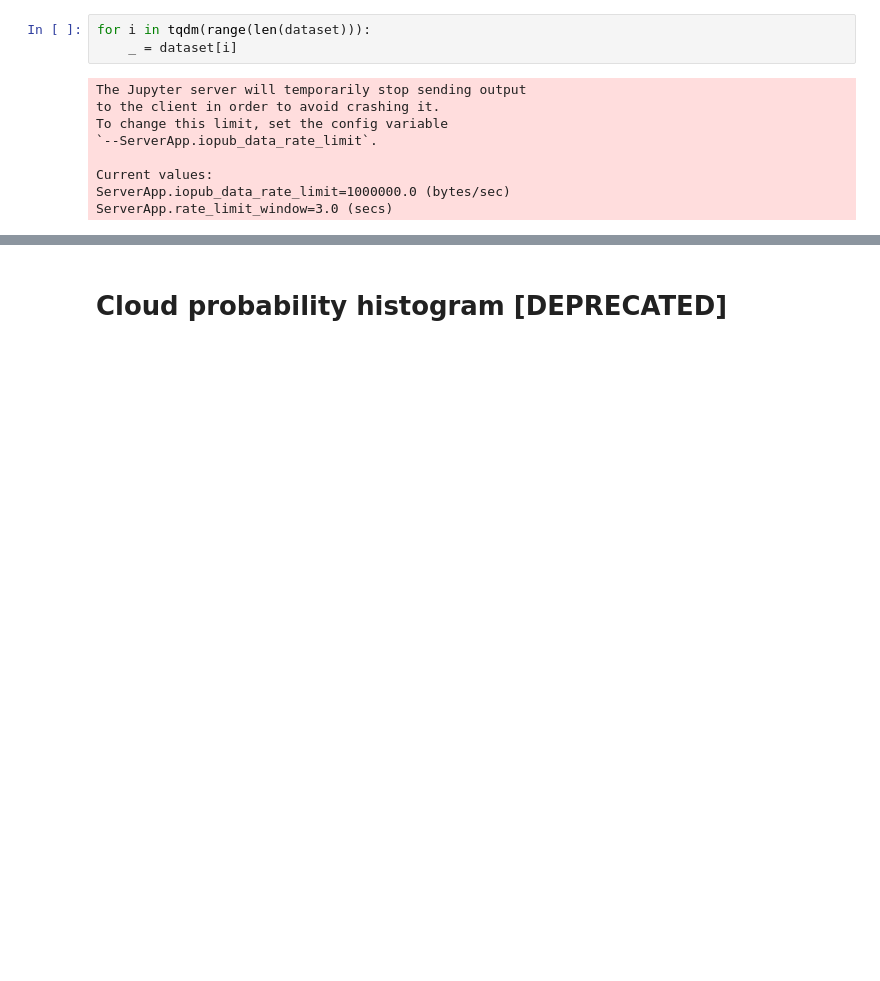
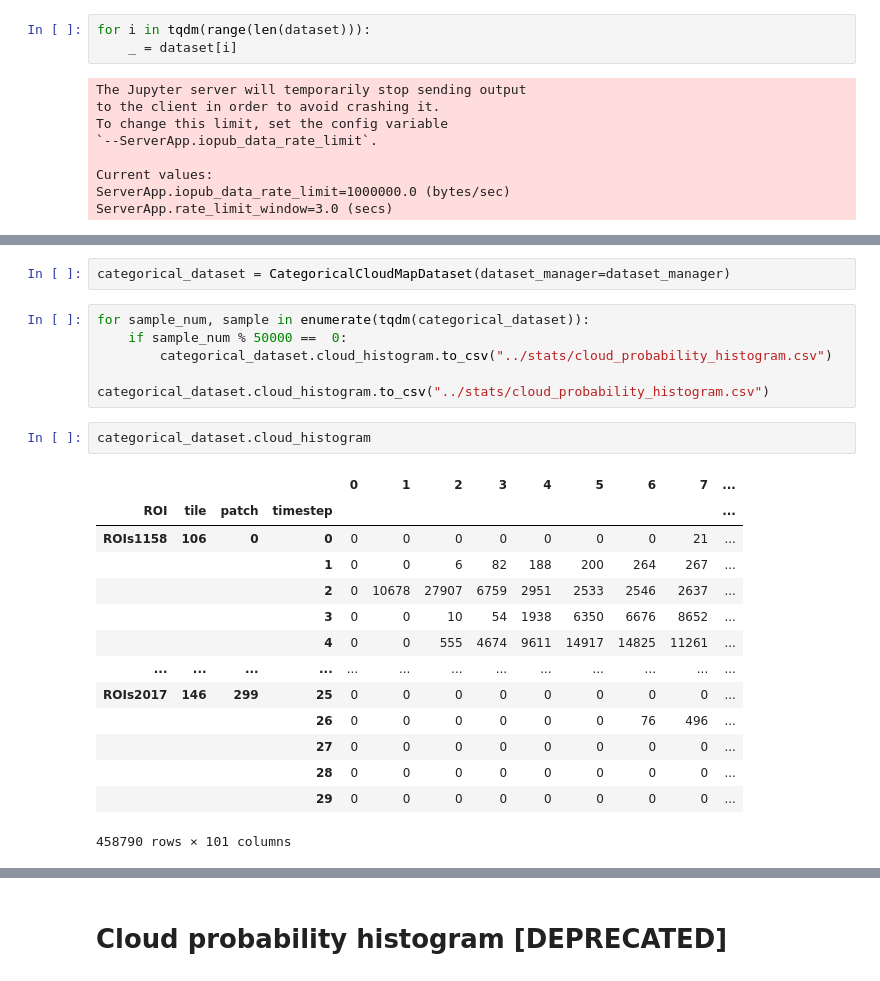
Before and after one commit to shaprann/spatiotemporal, a Jupyter notebook: scripts/calculate_and_save_cloud_maps.ipynb, the cells around one changed output, grey strips where cells are left out. Drawn from its saved outputs; the diff is of its cells as text; blank space fills up the shorter version.

Commit message:
Add various (optional) modifications to the original dataset

```diff
--- a/scripts/calculate_and_save_cloud_maps.ipynb
+++ b/scripts/calculate_and_save_cloud_maps.ipynb
@@ -281,0 +345,25 @@ ServerApp.rate_limit_window=3.0 (secs)
+# %%
+categorical_dataset = CategoricalCloudMapDataset(dataset_manager=dataset_manager)
+# %%
+for sample_num, sample in enumerate(tqdm(categorical_dataset)):
+    if sample_num % 50000 ==  0:
+        categorical_dataset.cloud_histogram.to_csv("../stats/cloud_probability_histogram.csv")
+
+categorical_dataset.cloud_histogram.to_csv("../stats/cloud_probability_histogram.csv")
+# %%
+categorical_dataset.cloud_histogram
+# %% [output]
+|  |  |  |  | 0 | 1 | 2 | 3 | 4 | 5 | 6 | 7 | ... |
+| ROI | tile | patch | timestep |  |  |  |  |  |  |  |  | ... |
+| ROIs1158 | 106 | 0 | 0 | 0 | 0 | 0 | 0 | 0 | 0 | 0 | 21 | ... |
+|  |  |  | 1 | 0 | 0 | 6 | 82 | 188 | 200 | 264 | 267 | ... |
+|  |  |  | 2 | 0 | 10678 | 27907 | 6759 | 2951 | 2533 | 2546 | 2637 | ... |
+|  |  |  | 3 | 0 | 0 | 10 | 54 | 1938 | 6350 | 6676 | 8652 | ... |
+|  |  |  | 4 | 0 | 0 | 555 | 4674 | 9611 | 14917 | 14825 | 11261 | ... |
+| ... | ... | ... | ... | ... | ... | ... | ... | ... | ... | ... | ... | ... |
+| ROIs2017 | 146 | 299 | 25 | 0 | 0 | 0 | 0 | 0 | 0 | 0 | 0 | ... |
+|  |  |  | 26 | 0 | 0 | 0 | 0 | 0 | 0 | 76 | 496 | ... |
+|  |  |  | 27 | 0 | 0 | 0 | 0 | 0 | 0 | 0 | 0 | ... |
+|  |  |  | 28 | 0 | 0 | 0 | 0 | 0 | 0 | 0 | 0 | ... |
+|  |  |  | 29 | 0 | 0 | 0 | 0 | 0 | 0 | 0 | 0 | ... |
+458790 rows × 101 columns
```
Also changed, not shown: parts of 15 cells of this notebook, 3 other files.
